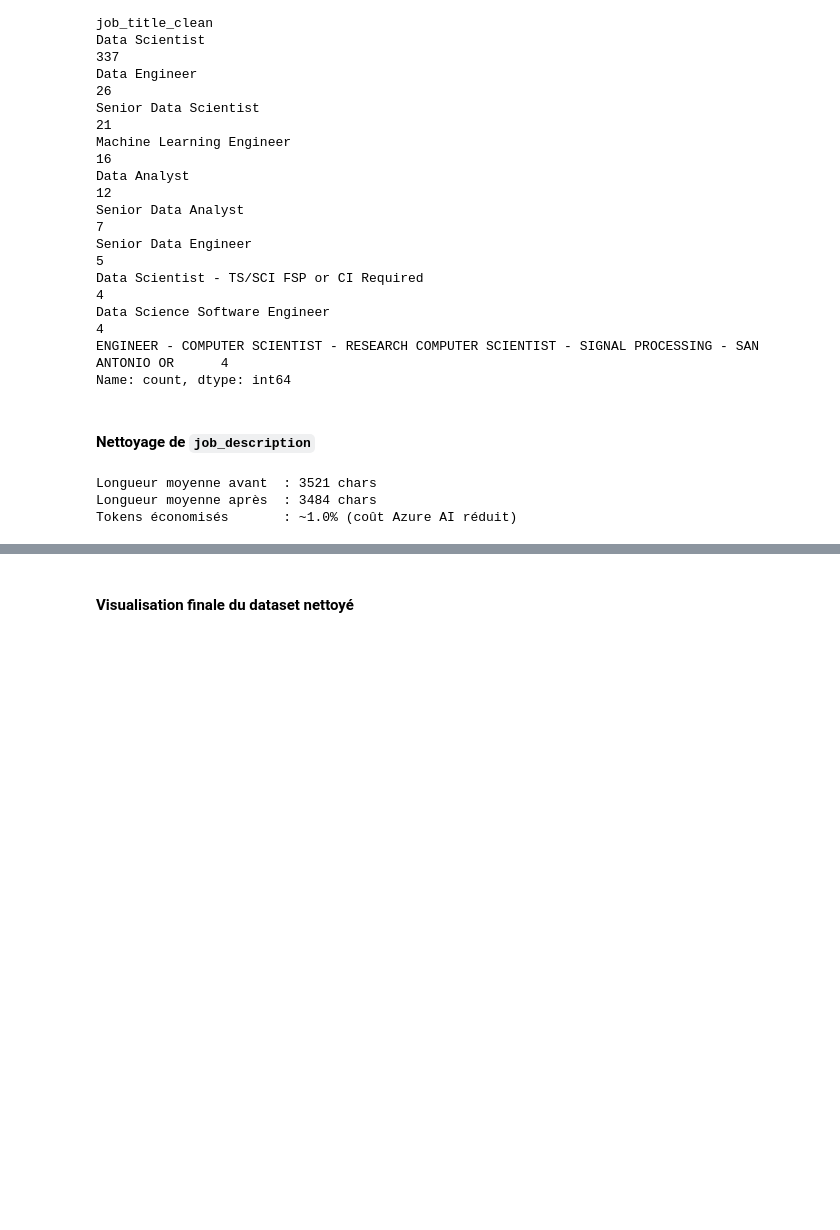
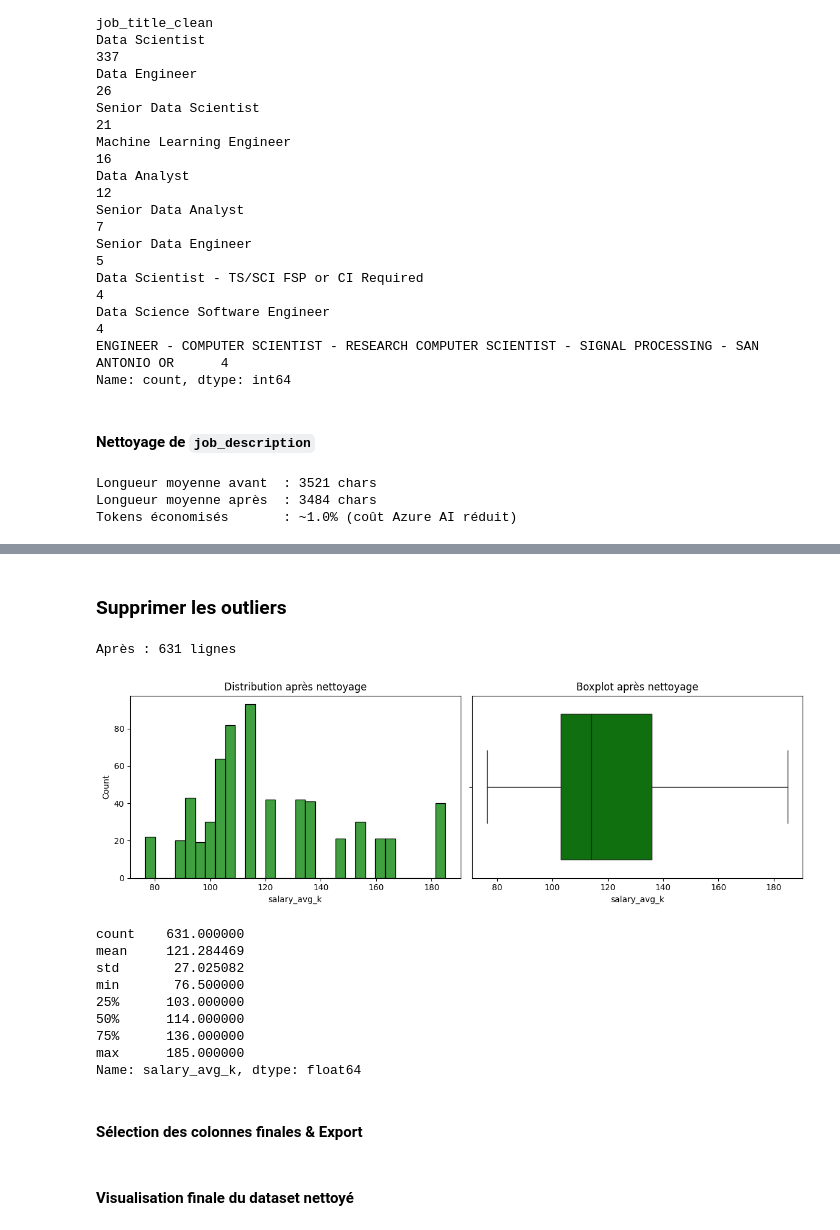
Before and after one commit to SaidaAourras/HR-Pulse, a Jupyter notebook: backend/app/ml/notebooks/cleaning.ipynb, the cells around one changed output, grey strips where cells are left out. Drawn from its saved outputs; the diff is of its cells as text; code cells hidden in the pictures; blank space fills up the shorter version.

```diff
--- a/backend/app/ml/notebooks/cleaning.ipynb
+++ b/backend/app/ml/notebooks/cleaning.ipynb
@@ -326,0 +278,13 @@ dtype: int64
+# %%
+Q1 = df_clean['salary_avg_k'].quantile(0.25)
+Q3 = df_clean['salary_avg_k'].quantile(0.75)
+IQR = Q3 - Q1
+
+borne_basse = Q1 - 1.5 * IQR
+borne_haute = Q3 + 1.5 * IQR
+
+print(f"Q1          : {Q1} K$")
+print(f"Q3          : {Q3} K$")
+print(f"IQR         : {IQR} K$")
+print(f"Borne basse : {borne_basse:.2f} K$")
+print(f"Borne haute : {borne_haute:.2f} K$")
@@ -327,3 +319,41 @@ dtype: int64
+# %% [markdown]
+### Supprimer les outliers
+# %%
+df_clean = df_clean[
+    (df_clean['salary_avg_k'] >= borne_basse) &
+    (df_clean['salary_avg_k'] <= borne_haute)
+].reset_index(drop=True)
+
+
+print(f"Après : {len(df_clean)} lignes")
+# %% [output]
+Après : 631 lignes
+# %%
+fig, axes = plt.subplots(1, 2, figsize=(12, 4))
+
+sns.histplot(df_clean['salary_avg_k'], bins=30, ax=axes[0], color='green')
+axes[0].set_title('Distribution après nettoyage')
+
+sns.boxplot(x=df_clean['salary_avg_k'], ax=axes[1], color='green')
+axes[1].set_title('Boxplot après nettoyage')
+
+plt.tight_layout()
+plt.show()
+
+print(df_clean['salary_avg_k'].describe())
+# %% [output]
+[figure, added]
+count    631.000000
+mean     121.284469
+std       27.025082
+min       76.500000
+25%      103.000000
+50%      114.000000
+75%      136.000000
+max      185.000000
+Name: salary_avg_k, dtype: float64
+# %% [markdown]
+#### Sélection des colonnes finales & Export
 # %% [markdown]
 #### Visualisation finale du dataset nettoyé
 # %%
```
Also changed, not shown: parts of 10 cells of this notebook, 1 other file.
